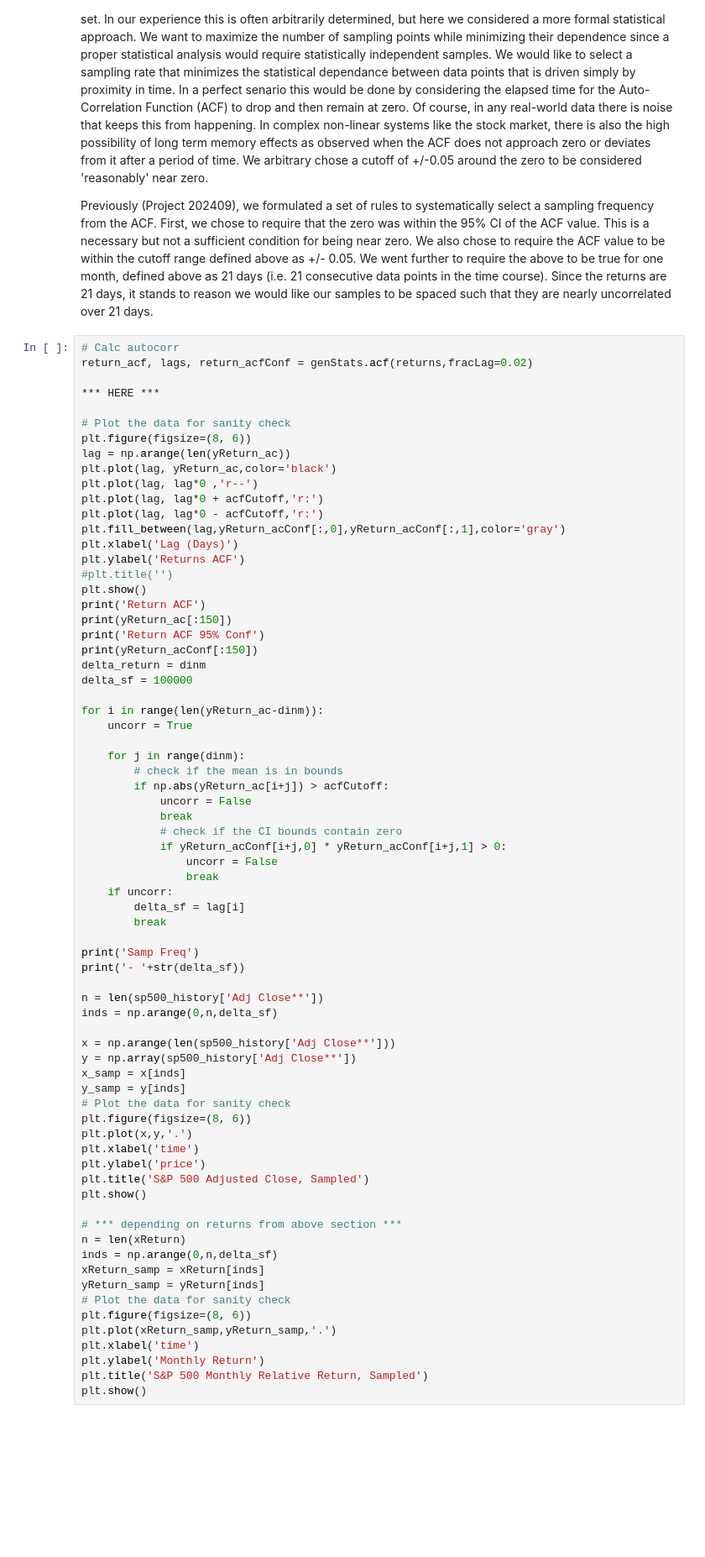
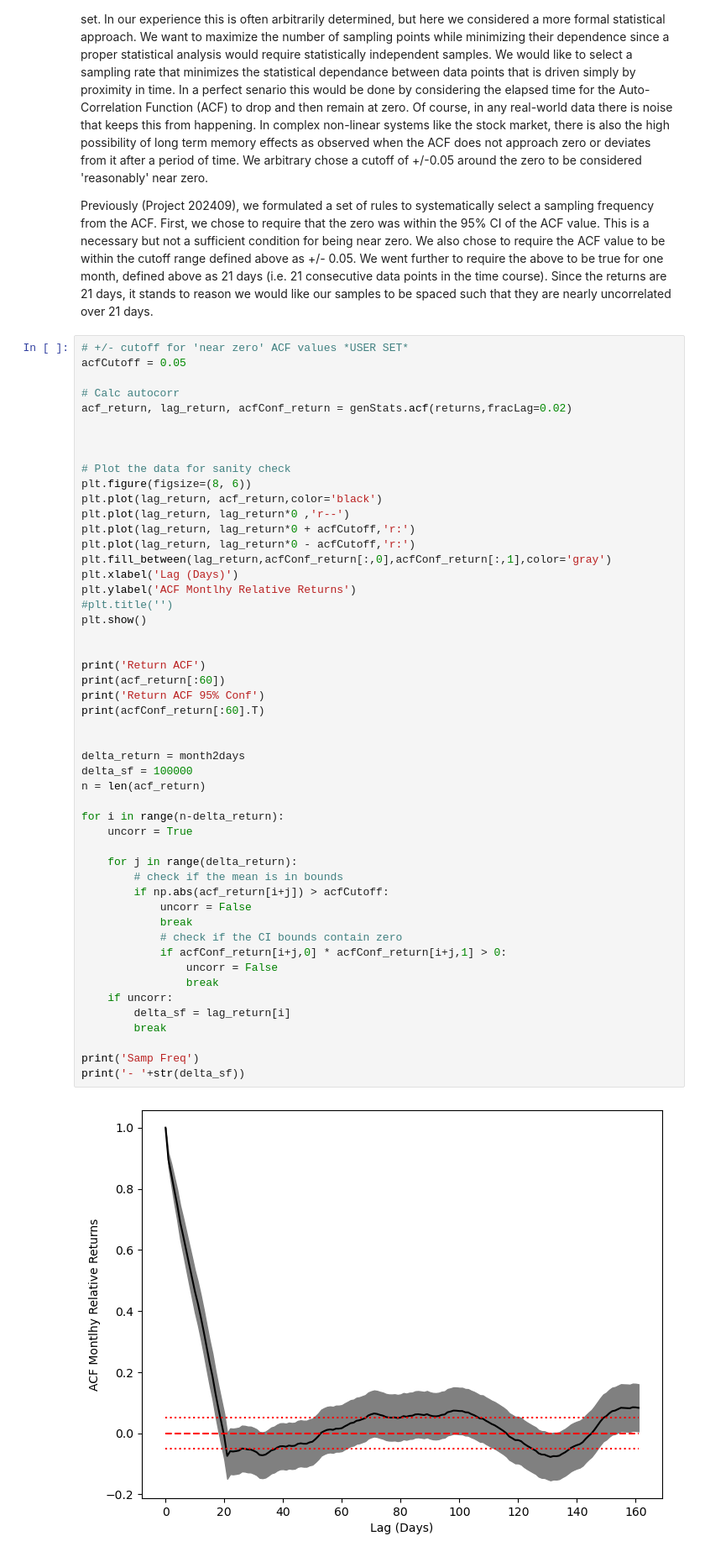
Before and after one commit to Rtasseff/condor_test, a Jupyter notebook: project/202410_initRefact_spy.ipynb, the cells around one changed output. Shown at 84% size. Drawn from its saved outputs; the diff is of its cells as text; blank space fills up the shorter version.

Commit message:
completed acf, need to migrate samipling freq to stats

```diff
--- a/project/202410_initRefact_spy.ipynb
+++ b/project/202410_initRefact_spy.ipynb
@@ -154,73 +154,54 @@ We went further to require the above to be true for one month,
 defined above as 21 days (i.e. 21 consecutive data points in the time course).
 Since the returns are 21 days, it stands to reason we would like our samples to be spaced such that they are nearly uncorrelated over 21 days.
 # %%
+# +/- cutoff for 'near zero' ACF values *USER SET*
+acfCutoff = 0.05
+
 # Calc autocorr
-return_acf, lags, return_acfConf = genStats.acf(returns,fracLag=0.02)
+acf_return, lag_return, acfConf_return = genStats.acf(returns,fracLag=0.02)
 
-*** HERE ***
+
 
 # Plot the data for sanity check
 plt.figure(figsize=(8, 6))
-lag = np.arange(len(yReturn_ac))
-plt.plot(lag, yReturn_ac,color='black')
-plt.plot(lag, lag*0 ,'r--')
-plt.plot(lag, lag*0 + acfCutoff,'r:')
-plt.plot(lag, lag*0 - acfCutoff,'r:')
-plt.fill_between(lag,yReturn_acConf[:,0],yReturn_acConf[:,1],color='gray')
+plt.plot(lag_return, acf_return,color='black')
+plt.plot(lag_return, lag_return*0 ,'r--')
+plt.plot(lag_return, lag_return*0 + acfCutoff,'r:')
+plt.plot(lag_return, lag_return*0 - acfCutoff,'r:')
+plt.fill_between(lag_return,acfConf_return[:,0],acfConf_return[:,1],color='gray')
 plt.xlabel('Lag (Days)')
-plt.ylabel('Returns ACF')
+plt.ylabel('ACF Montlhy Relative Returns')
 #plt.title('')
 plt.show()
+
+
 print('Return ACF')
-print(yReturn_ac[:150])
+print(acf_return[:60])
 print('Return ACF 95% Conf')
-print(yReturn_acConf[:150])
-delta_return = dinm
+print(acfConf_return[:60].T)
+
+
+delta_return = month2days
 delta_sf = 100000
+n = len(acf_return)
 
-for i in range(len(yReturn_ac-dinm)):
+for i in range(n-delta_return):
     uncorr = True
 
-    for j in range(dinm):
+    for j in range(delta_return):
         # check if the mean is in bounds
-        if np.abs(yReturn_ac[i+j]) > acfCutoff:
+        if np.abs(acf_return[i+j]) > acfCutoff:
             uncorr = False
             break
             # check if the CI bounds contain zero
-            if yReturn_acConf[i+j,0] * yReturn_acConf[i+j,1] > 0:
+            if acfConf_return[i+j,0] * acfConf_return[i+j,1] > 0:
                 uncorr = False
                 break
     if uncorr:
-        delta_sf = lag[i]
+        delta_sf = lag_return[i]
         break
 
 print('Samp Freq')
 print('- '+str(delta_sf))
-
-n = len(sp500_history['Adj Close**'])
-inds = np.arange(0,n,delta_sf)
-
-x = np.arange(len(sp500_history['Adj Close**']))
-y = np.array(sp500_history['Adj Close**'])
-x_samp = x[inds]
-y_samp = y[inds]
-# Plot the data for sanity check
-plt.figure(figsize=(8, 6))
-plt.plot(x,y,'.')
-plt.xlabel('time')
-plt.ylabel('price')
-plt.title('S&P 500 Adjusted Close, Sampled')
-plt.show()
-
-# *** depending on returns from above section ***
-n = len(xReturn)
-inds = np.arange(0,n,delta_sf)
-xReturn_samp = xReturn[inds]
-yReturn_samp = yReturn[inds]
-# Plot the data for sanity check
-plt.figure(figsize=(8, 6))
-plt.plot(xReturn_samp,yReturn_samp,'.')
-plt.xlabel('time')
-plt.ylabel('Monthly Return')
-plt.title('S&P 500 Monthly Relative Return, Sampled')
-plt.show()
+# %% [output]
+[figure, added]
```
Also changed, not shown: parts of 1 cell of this notebook, 1 other file.
